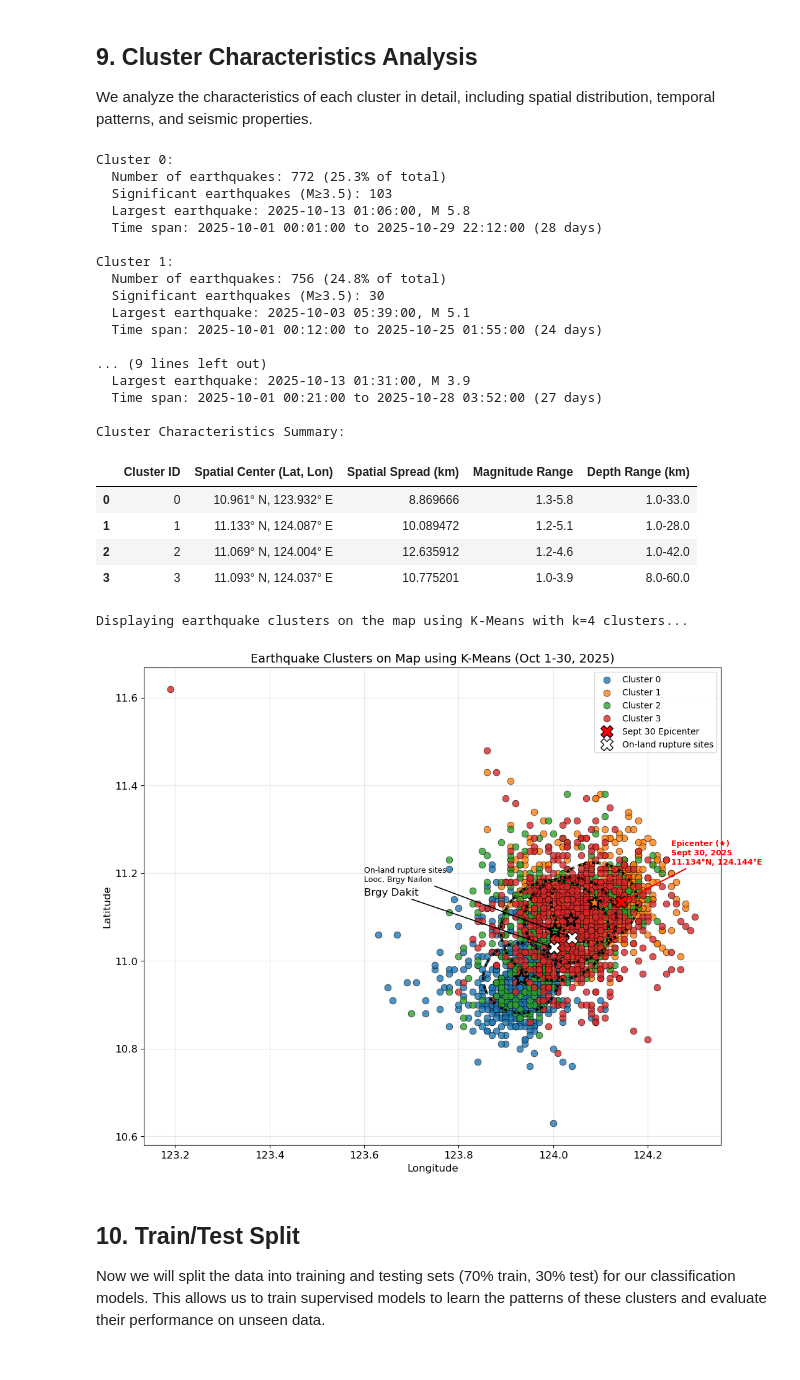
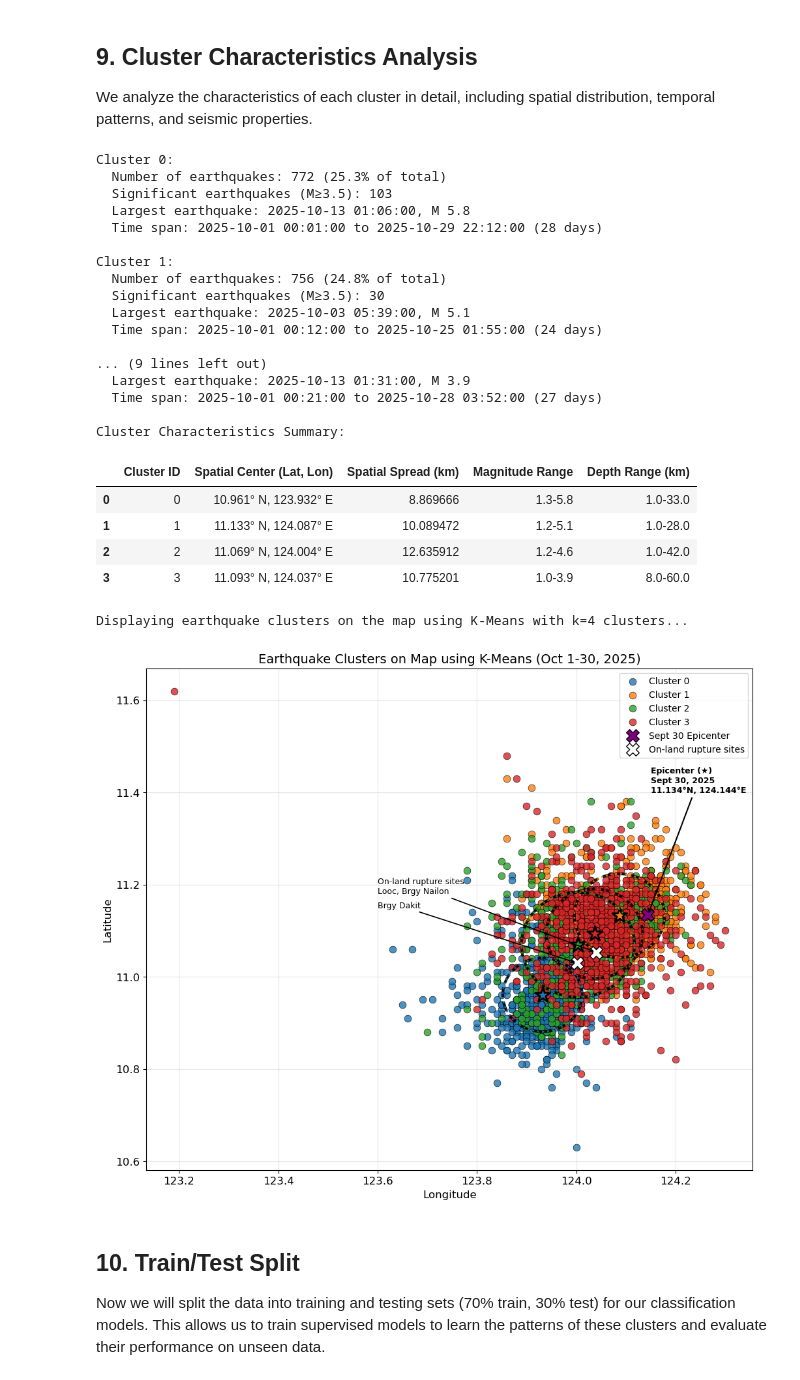
Before and after one commit to charrienacor/bogo-aftershock-analysis, a Jupyter notebook: bogo_aftershock_analysis.ipynb, the cells around one changed output. Saved outputs shown, nothing was run; the diff lists cells and outputs as text; code cells hidden in the pictures.

Commit message:
updated the colors

```diff
--- a/bogo_aftershock_analysis.ipynb
+++ b/bogo_aftershock_analysis.ipynb
@@ -786,7 +786,7 @@ def visualize_clusters(self, clusters, method, optimal_k):
     dakit_lat, dakit_lon = 11.0297, 124.0020
 
     # Epicenter: prominent marker
-    plt.scatter(epicenter_lon, epicenter_lat, marker='X', s=200, color='red',
+    plt.scatter(epicenter_lon, epicenter_lat, marker='X', s=200, color='purple',
                 edgecolor='black', linewidth=1.0, zorder=25, label='Sept 30 Epicenter')
 
     # On-land rupture points: X markers
@@ -800,12 +800,12 @@ def visualize_clusters(self, clusters, method, optimal_k):
     plt.annotate(
         "Epicenter (★)\nSept 30, 2025\n11.134°N, 124.144°E",
         xy=(epicenter_lon, epicenter_lat),
-        xytext=(124.25, 11.22),  # less crowded area
+        xytext=(124.15, 11.4),  # less crowded area
         textcoords='data',
         fontsize=9,
-        color='red',
+        color='black',
         weight='bold',
-        arrowprops=dict(arrowstyle='->', color='red', lw=1.5),
+        arrowprops=dict(arrowstyle='->', color='black', lw=1.5),
         zorder=30
     )
 
@@ -826,6 +826,7 @@ def visualize_clusters(self, clusters, method, optimal_k):
         xy=(dakit_lon, dakit_lat),
         xytext=(123.6, 11.15),
         textcoords='data',
+        fontsize=9,
         arrowprops=dict(arrowstyle='->', color='black', lw=1.2),
         zorder=30
     )
@@ -841,34 +842,34 @@ def visualize_clusters(self, clusters, method, optimal_k):
 EarthquakeAnalysis.calculate_spatial_spread = calculate_spatial_spread
 EarthquakeAnalysis.format_coordinates = format_coordinates
 EarthquakeAnalysis.analyze_clusters = analyze_clusters
 EarthquakeAnalysis.visualize_clusters = visualize_clusters
 cluster_results = analysis.analyze_clusters(clusters, optimal_k)
 analysis.visualize_clusters(clusters, method, optimal_k)
 # %% [output]
 Cluster 0:
   Number of earthquakes: 772 (25.3% of total)
   Significant earthquakes (M≥3.5): 103
   Largest earthquake: 2025-10-13 01:06:00, M 5.8
   Time span: 2025-10-01 00:01:00 to 2025-10-29 22:12:00 (28 days)
 
 Cluster 1:
   Number of earthquakes: 756 (24.8% of total)
   Significant earthquakes (M≥3.5): 30
   Largest earthquake: 2025-10-03 05:39:00, M 5.1
   Time span: 2025-10-01 00:12:00 to 2025-10-25 01:55:00 (24 days)
 
 ... (9 lines left out)
   Largest earthquake: 2025-10-13 01:31:00, M 3.9
   Time span: 2025-10-01 00:21:00 to 2025-10-28 03:52:00 (27 days)
 
 Cluster Characteristics Summary:
 |  | Cluster ID | Spatial Center (Lat, Lon) | Spatial Spread (km) | Magnitude Range | Depth Range (km) |
 | 0 | 0 | 10.961° N, 123.932° E | 8.869666 | 1.3-5.8 | 1.0-33.0 |
 | 1 | 1 | 11.133° N, 124.087° E | 10.089472 | 1.2-5.1 | 1.0-28.0 |
 | 2 | 2 | 11.069° N, 124.004° E | 12.635912 | 1.2-4.6 | 1.0-42.0 |
 | 3 | 3 | 11.093° N, 124.037° E | 10.775201 | 1.0-3.9 | 8.0-60.0 |
 Displaying earthquake clusters on the map using K-Means with k=4 clusters...
-[figure, old version]
+[figure, new version]
 # %% [markdown]
 ## 10. Train/Test Split
 Now we will split the data into training and testing sets (70% train, 30% test) for our classification models. This allows us to train supervised models to learn the patterns of these clusters and evaluate their performance on unseen data.
```
Also changed, not shown: 1 other file.
